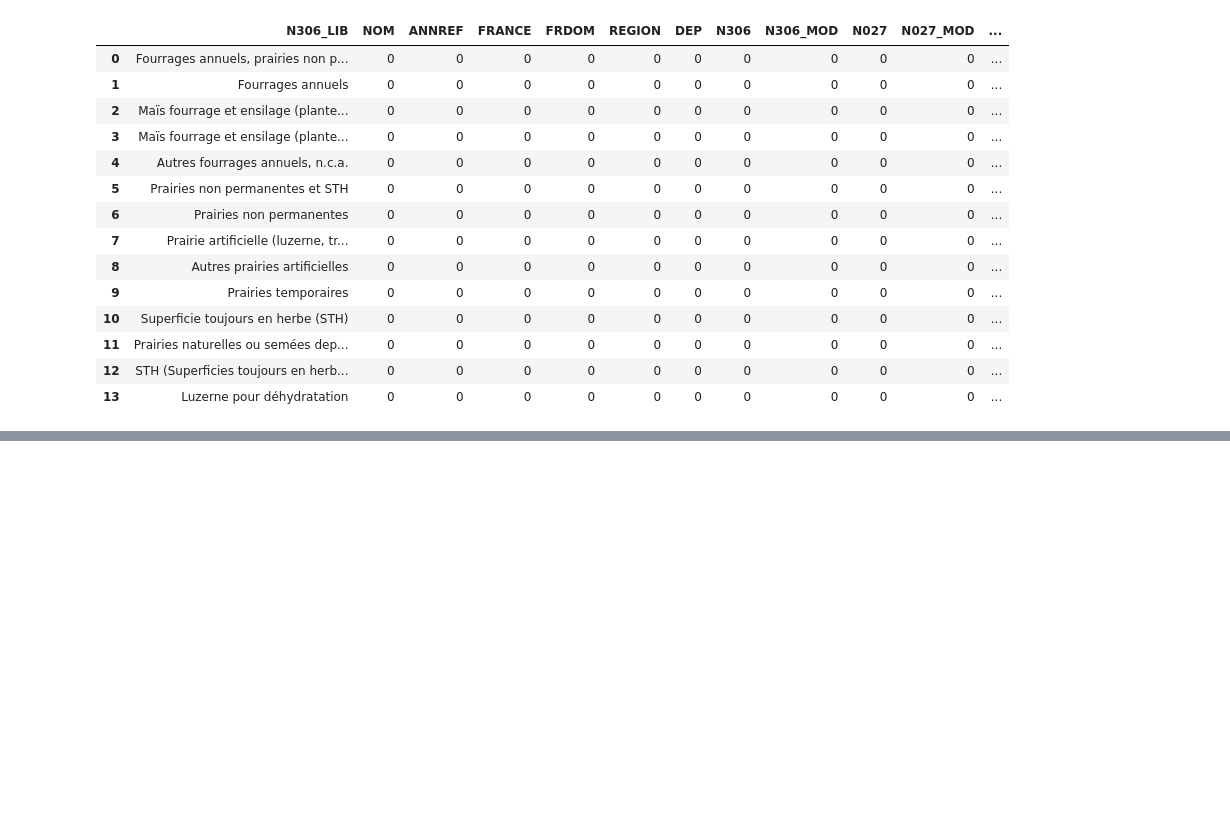
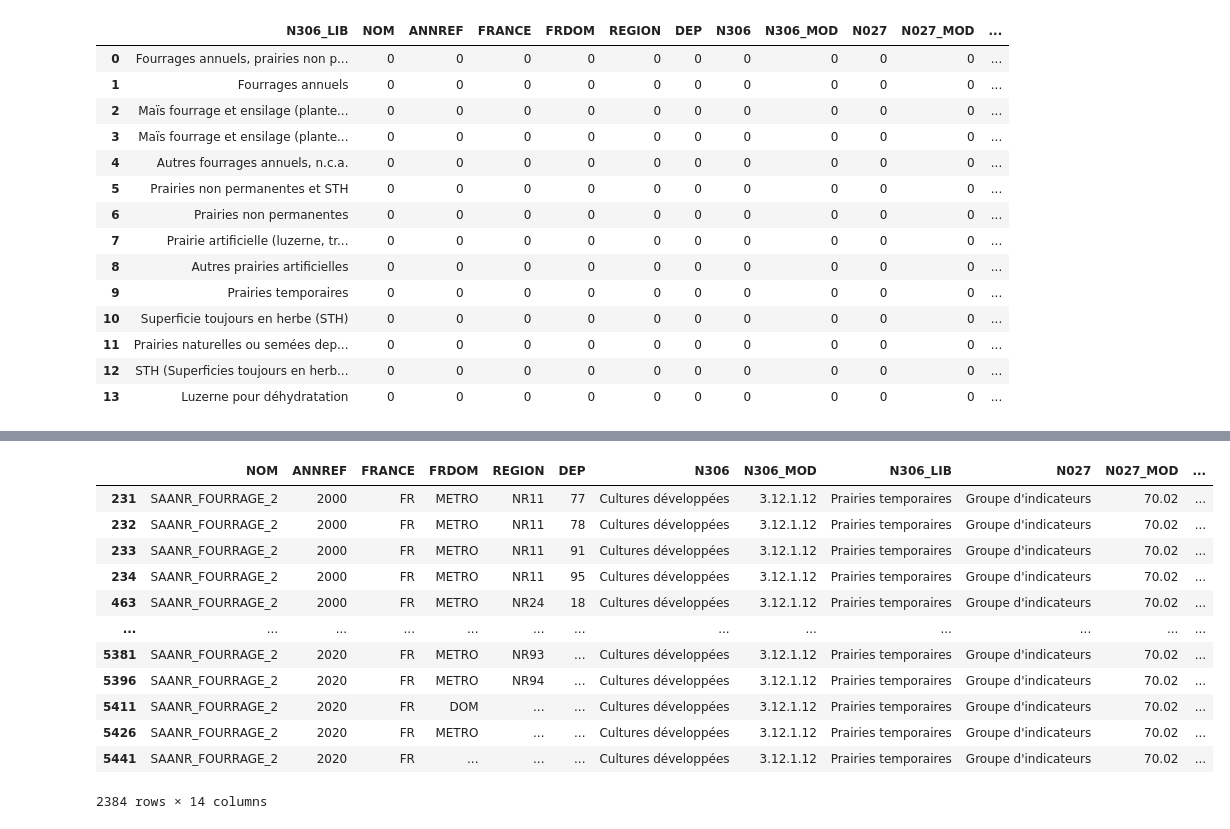
Before and after one commit to Yiyaoo/FDS_first_step, a Jupyter notebook: stage.ipynb, the cells around one changed output, grey strips where cells are left out. Saved outputs shown, nothing was run; the diff lists cells and outputs as text; code cells hidden in the pictures; blank space fills up the shorter version.

```diff
--- a/stage.ipynb
+++ b/stage.ipynb
@@ -110,0 +185,17 @@ df.groupby(df.N306_LIB, sort=False).describe()['VALEUR']
+# %%
+#df.where(df['N027_MOD']=='070.02')
+df[(df.N306_MOD=='3.12.1.12')&(df.N027_MOD==70.02)]
+# %% [output]
+|  | NOM | ANNREF | FRANCE | FRDOM | REGION | DEP | N306 | N306_MOD | N306_LIB | N027 | N027_MOD | ... |
+| 231 | SAANR_FOURRAGE_2 | 2000 | FR | METRO | NR11 | 77 | Cultures développées | 3.12.1.12 | Prairies temporaires | Groupe d'indicateurs | 70.02 | ... |
+| 232 | SAANR_FOURRAGE_2 | 2000 | FR | METRO | NR11 | 78 | Cultures développées | 3.12.1.12 | Prairies temporaires | Groupe d'indicateurs | 70.02 | ... |
+| 233 | SAANR_FOURRAGE_2 | 2000 | FR | METRO | NR11 | 91 | Cultures développées | 3.12.1.12 | Prairies temporaires | Groupe d'indicateurs | 70.02 | ... |
+| 234 | SAANR_FOURRAGE_2 | 2000 | FR | METRO | NR11 | 95 | Cultures développées | 3.12.1.12 | Prairies temporaires | Groupe d'indicateurs | 70.02 | ... |
+| 463 | SAANR_FOURRAGE_2 | 2000 | FR | METRO | NR24 | 18 | Cultures développées | 3.12.1.12 | Prairies temporaires | Groupe d'indicateurs | 70.02 | ... |
+| ... | ... | ... | ... | ... | ... | ... | ... | ... | ... | ... | ... | ... |
+| 5381 | SAANR_FOURRAGE_2 | 2020 | FR | METRO | NR93 | ... | Cultures développées | 3.12.1.12 | Prairies temporaires | Groupe d'indicateurs | 70.02 | ... |
+| 5396 | SAANR_FOURRAGE_2 | 2020 | FR | METRO | NR94 | ... | Cultures développées | 3.12.1.12 | Prairies temporaires | Groupe d'indicateurs | 70.02 | ... |
+| 5411 | SAANR_FOURRAGE_2 | 2020 | FR | DOM | ... | ... | Cultures développées | 3.12.1.12 | Prairies temporaires | Groupe d'indicateurs | 70.02 | ... |
+| 5426 | SAANR_FOURRAGE_2 | 2020 | FR | METRO | ... | ... | Cultures développées | 3.12.1.12 | Prairies temporaires | Groupe d'indicateurs | 70.02 | ... |
+| 5441 | SAANR_FOURRAGE_2 | 2020 | FR | ... | ... | ... | Cultures développées | 3.12.1.12 | Prairies temporaires | Groupe d'indicateurs | 70.02 | ... |
+2384 rows × 14 columns
```
Also changed, not shown: parts of 10 cells of this notebook.
